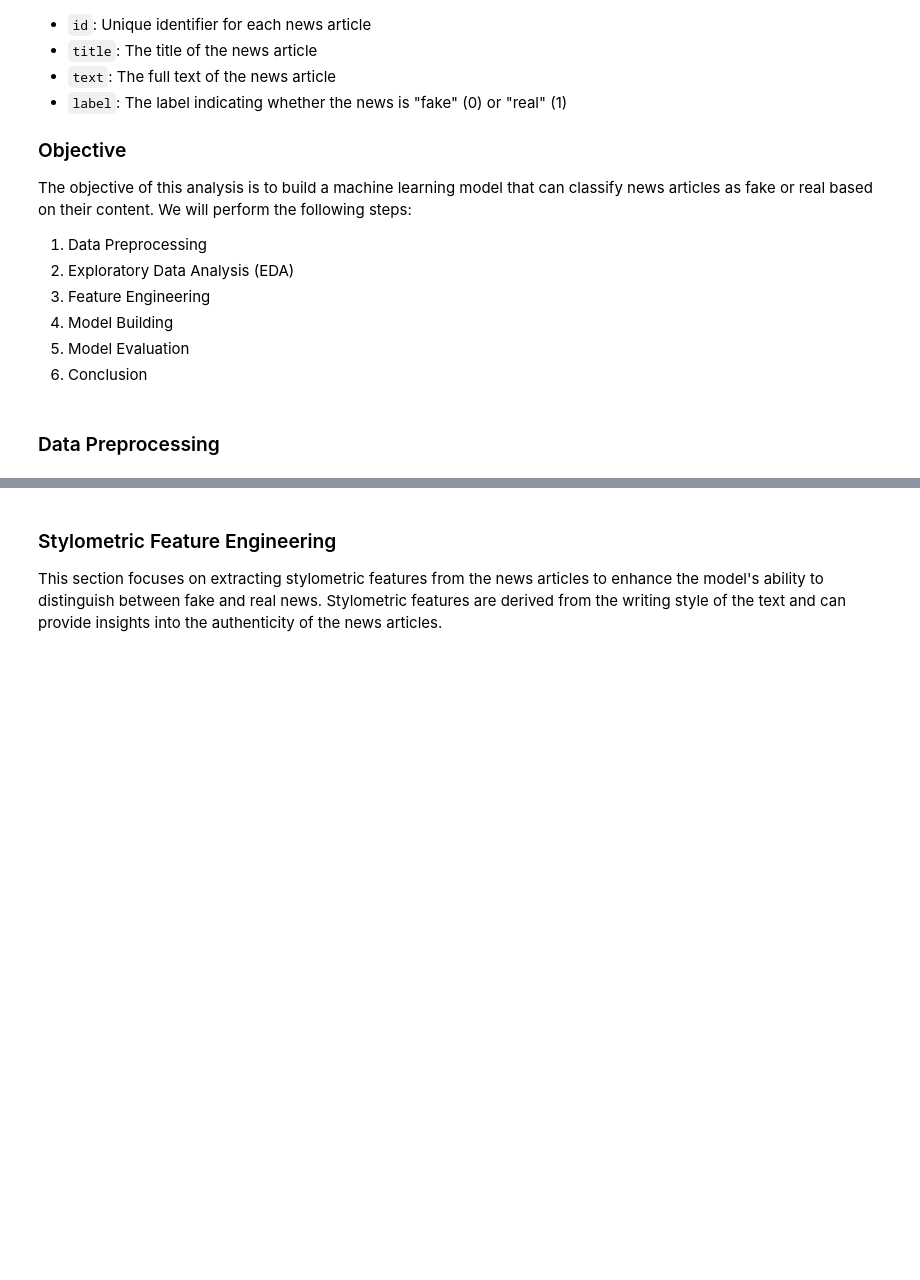
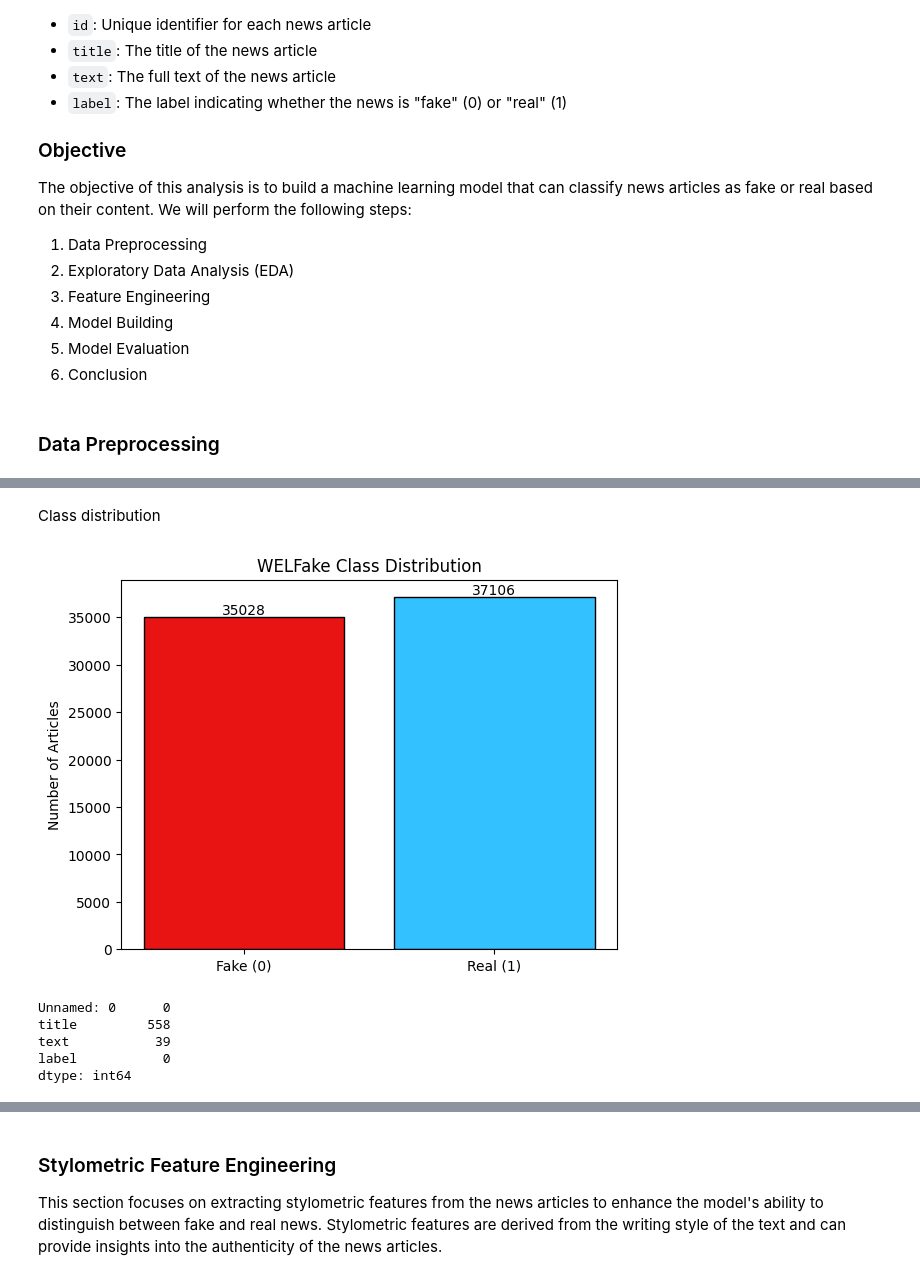
Before and after one commit to jackomazi/data-mining-and-machine-learning-project, a Jupyter notebook: fake_news_analysis_final.ipynb, the cells around one changed output, grey strips where cells are left out. Cells and saved outputs as stored; diff of their text form; code cells hidden in the pictures; blank space fills up the shorter version.

Commit message:
Add plots for data analysis

```diff
--- a/fake_news_analysis_final.ipynb
+++ b/fake_news_analysis_final.ipynb
@@ -53,0 +81,36 @@ import matplotlib.pyplot as plt
+# %% [markdown]
+Class distribution
+# %%
+counts = df['label'].value_counts().sort_index()
+
+labels = ['Fake (0)', 'Real (1)']
+values = [counts.get(0, 0), counts.get(1, 0)]
+
+colors = ["#E81313", '#33C1FF']
+
+# Plot
+plt.figure()
+bars = plt.bar(labels, values, color=colors, edgecolor='black')
+
+# title and labels
+plt.title('WELFake Class Distribution')
+plt.ylabel('Number of Articles')
+
+# Add value labels on top of the bars
+for bar in bars:
+    height = bar.get_height()
+    plt.text(bar.get_x() + bar.get_width() / 2, height,
+             f'{int(height)}',
+             ha='center', va='bottom')
+
+plt.show()
+# %% [output]
+[figure, added]
+# %%
+df.isnull().sum()
+# %% [output]
+Unnamed: 0      0
+title         558
+text           39
+label           0
+dtype: int64
```
Also changed, not shown: parts of 20 cells of this notebook, 10 other files.
